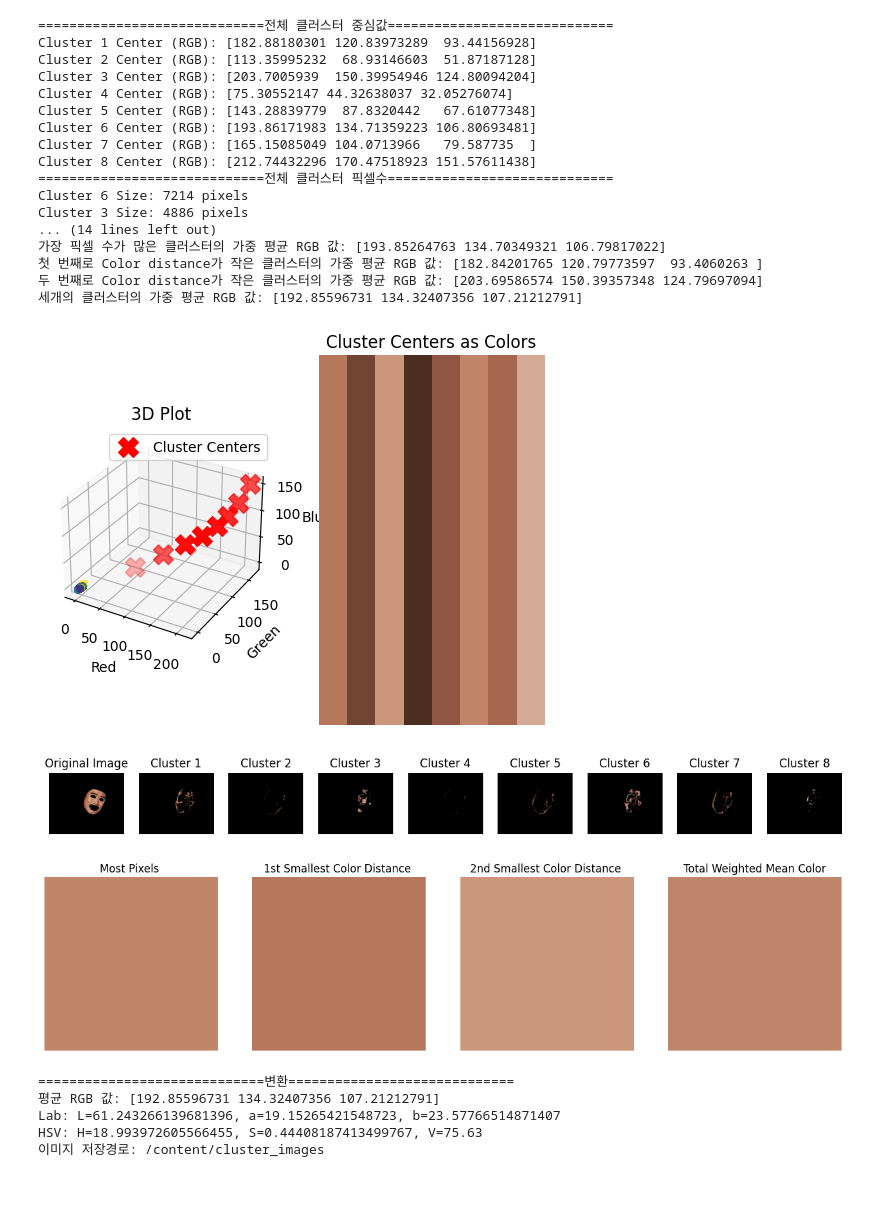
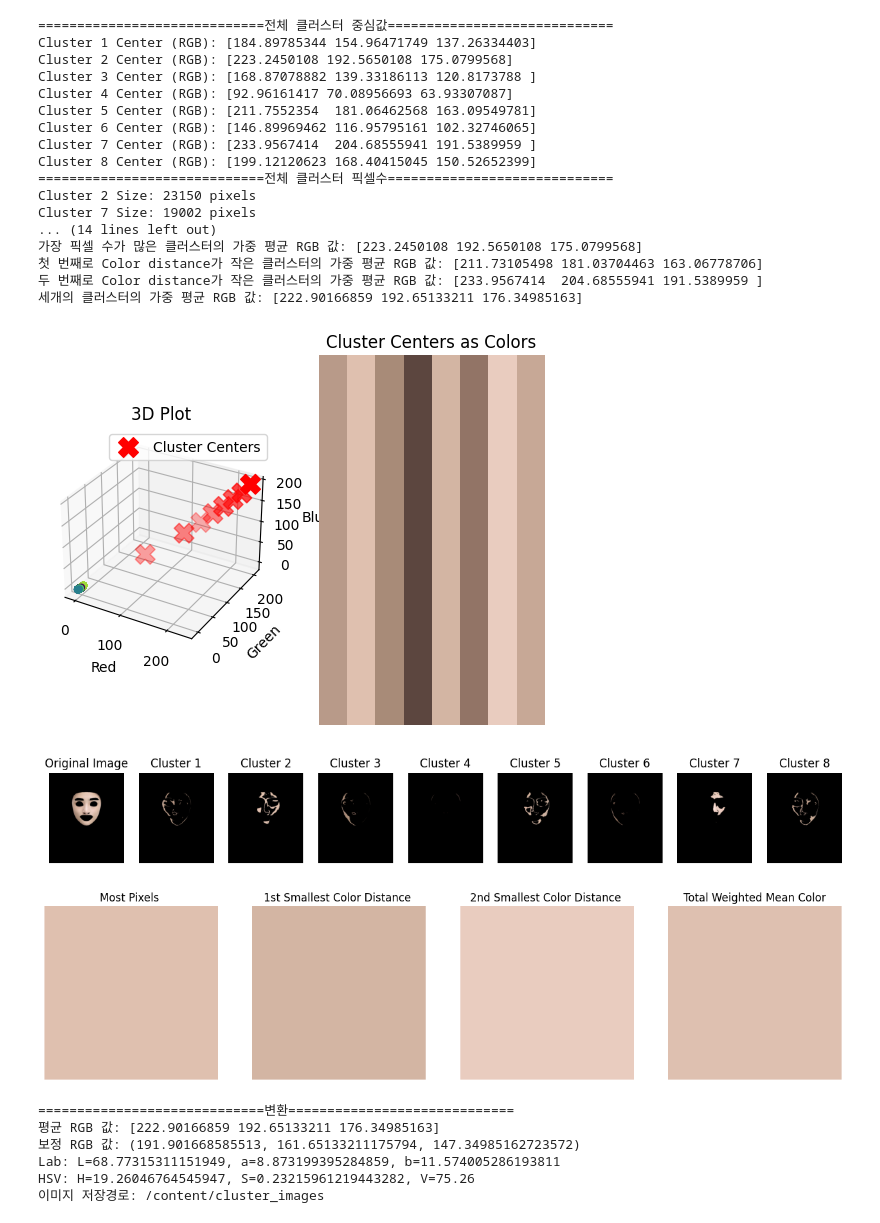
Before and after one commit to suhyun6363/TZA, a Jupyter notebook: Classification.ipynb, the cells around one changed output. Cells and saved outputs as stored; diff of their text form; code cells hidden in the pictures; blank space fills up the shorter version.

```diff
--- a/Classification.ipynb
+++ b/Classification.ipynb
@@ -36,7 +36,7 @@ mp_face_mesh = mp.solutions.face_mesh
 
 
 # 이미지 파일의 경우를 사용하세요.
-IMAGE_FILES = ["/content/202308162321001125_0.jpg"]
+IMAGE_FILES = ["/content/minzi.jpeg"]
 
 with mp.solutions.face_mesh.FaceMesh(
         static_image_mode=True,
@@ -294,8 +294,16 @@ print(f'=============================변환=============================')
 # 평균 RGB 값 출력
 print(f'평균 RGB 값: {total_rgb_mean_weighted}')
 
+# 보정 RGB
+new_rgb_values = (total_rgb_mean_weighted[0] - 31, total_rgb_mean_weighted[1] - 31, total_rgb_mean_weighted[2] - 29)
+print(f'보정 RGB 값: {new_rgb_values}')
+
+
+
 # RGB to Lab conversion
-average_srgb = sRGBColor(total_rgb_mean_weighted[0], total_rgb_mean_weighted[1], total_rgb_mean_weighted[2], is_upscaled=True)
+# average_srgb = sRGBColor(total_rgb_mean_weighted[0], total_rgb_mean_weighted[1], total_rgb_mean_weighted[2], is_upscaled=True)
+average_srgb = sRGBColor(new_rgb_values[0], new_rgb_values[1], new_rgb_values[2], is_upscaled=True)
+
 average_lab = convert_color(average_srgb, LabColor)
 
 # 출력 Lab 값
@@ -329,52 +337,53 @@ print(f'HSV: H={average_hsv.hsv_h}, S={average_hsv.hsv_s}, V={average_hsv.hsv_v
 output_directory = "/content/cluster_images"
 os.makedirs(output_directory, exist_ok=True)
 
 # 클러스터 이미지 및 Total Weighted Mean Color 이미지 저장
 for i, cluster_indices in enumerate([most_pixels_cluster, selected_cluster_1, selected_cluster_2]):
     cluster_pixels = face_data[optimal_cluster_labels == cluster_indices]
     cluster_image = np.zeros_like(face_data)
     cluster_image[optimal_cluster_labels == cluster_indices] = cluster_pixels
 
     # 이미지 재구성
     cluster_image_reshaped = cluster_image.reshape(non_black_pixels.shape)
     result_image = np.zeros_like(face_image)
     result_image[~np.all(face_image == [0, 0, 0], axis=-1)] = cluster_image_reshaped
 
     # 이미지 저장
     cluster_filename = os.path.join(output_directory, f'cluster_{i + 1}.png')
     imageio.imwrite(cluster_filename, result_image)
 
 # Total Weighted Mean Color 이미지 저장
 total_weighted_mean_color_image = np.zeros((50, 50, 3), dtype=np.uint8)
 total_weighted_mean_color_image[:, :] = total_rgb_mean_weighted.astype(np.uint8)
 total_weighted_mean_color_filename = os.path.join(output_directory, 'total_weighted_mean_color.png')
 imageio.imwrite(total_weighted_mean_color_filename, total_weighted_mean_color_image)
 
 # 메시지 출력
 print(f'이미지 저장경로: {output_directory}')
 # %% [output]
 =============================전체 클러스터 중심값=============================
-Cluster 1 Center (RGB): [182.88180301 120.83973289  93.44156928]
-Cluster 2 Center (RGB): [113.35995232  68.93146603  51.87187128]
-Cluster 3 Center (RGB): [203.7005939  150.39954946 124.80094204]
-Cluster 4 Center (RGB): [75.30552147 44.32638037 32.05276074]
-Cluster 5 Center (RGB): [143.28839779  87.8320442   67.61077348]
-Cluster 6 Center (RGB): [193.86171983 134.71359223 106.80693481]
-Cluster 7 Center (RGB): [165.15085049 104.0713966   79.587735  ]
-Cluster 8 Center (RGB): [212.74432296 170.47518923 151.57611438]
+Cluster 1 Center (RGB): [184.89785344 154.96471749 137.26334403]
+Cluster 2 Center (RGB): [223.2450108 192.5650108 175.0799568]
+Cluster 3 Center (RGB): [168.87078882 139.33186113 120.8173788 ]
+Cluster 4 Center (RGB): [92.96161417 70.08956693 63.93307087]
+Cluster 5 Center (RGB): [211.7552354  181.06462568 163.09549781]
+Cluster 6 Center (RGB): [146.89969462 116.95795161 102.32746065]
+Cluster 7 Center (RGB): [233.9567414  204.68555941 191.5389959 ]
+Cluster 8 Center (RGB): [199.12120623 168.40415045 150.52652399]
 =============================전체 클러스터 픽셀수=============================
-Cluster 6 Size: 7214 pixels
-Cluster 3 Size: 4886 pixels
+Cluster 2 Size: 23150 pixels
+Cluster 7 Size: 19002 pixels
 ... (14 lines left out)
-가장 픽셀 수가 많은 클러스터의 가중 평균 RGB 값: [193.85264763 134.70349321 106.79817022]
-첫 번째로 Color distance가 작은 클러스터의 가중 평균 RGB 값: [182.84201765 120.79773597  93.4060263 ]
-두 번째로 Color distance가 작은 클러스터의 가중 평균 RGB 값: [203.69586574 150.39357348 124.79697094]
-세개의 클러스터의 가중 평균 RGB 값: [192.85596731 134.32407356 107.21212791]
+가장 픽셀 수가 많은 클러스터의 가중 평균 RGB 값: [223.2450108 192.5650108 175.0799568]
+첫 번째로 Color distance가 작은 클러스터의 가중 평균 RGB 값: [211.73105498 181.03704463 163.06778706]
+두 번째로 Color distance가 작은 클러스터의 가중 평균 RGB 값: [233.9567414  204.68555941 191.5389959 ]
+세개의 클러스터의 가중 평균 RGB 값: [222.90166859 192.65133211 176.34985163]
-[figure, old version]
+[figure, new version]
-[figure, old version]
+[figure, new version]
-[figure, old version]
+[figure, new version]
 =============================변환=============================
-평균 RGB 값: [192.85596731 134.32407356 107.21212791]
-Lab: L=61.243266139681396, a=19.15265421548723, b=23.57766514871407
-HSV: H=18.993972605566455, S=0.44408187413499767, V=75.63
+평균 RGB 값: [222.90166859 192.65133211 176.34985163]
+보정 RGB 값: (191.901668585513, 161.65133211175794, 147.34985162723572)
+Lab: L=68.77315311151949, a=8.873199395284859, b=11.574005286193811
+HSV: H=19.26046764545947, S=0.23215961219443282, V=75.26
 이미지 저장경로: /content/cluster_images
```
Also changed, not shown: parts of 10 cells of this notebook.
